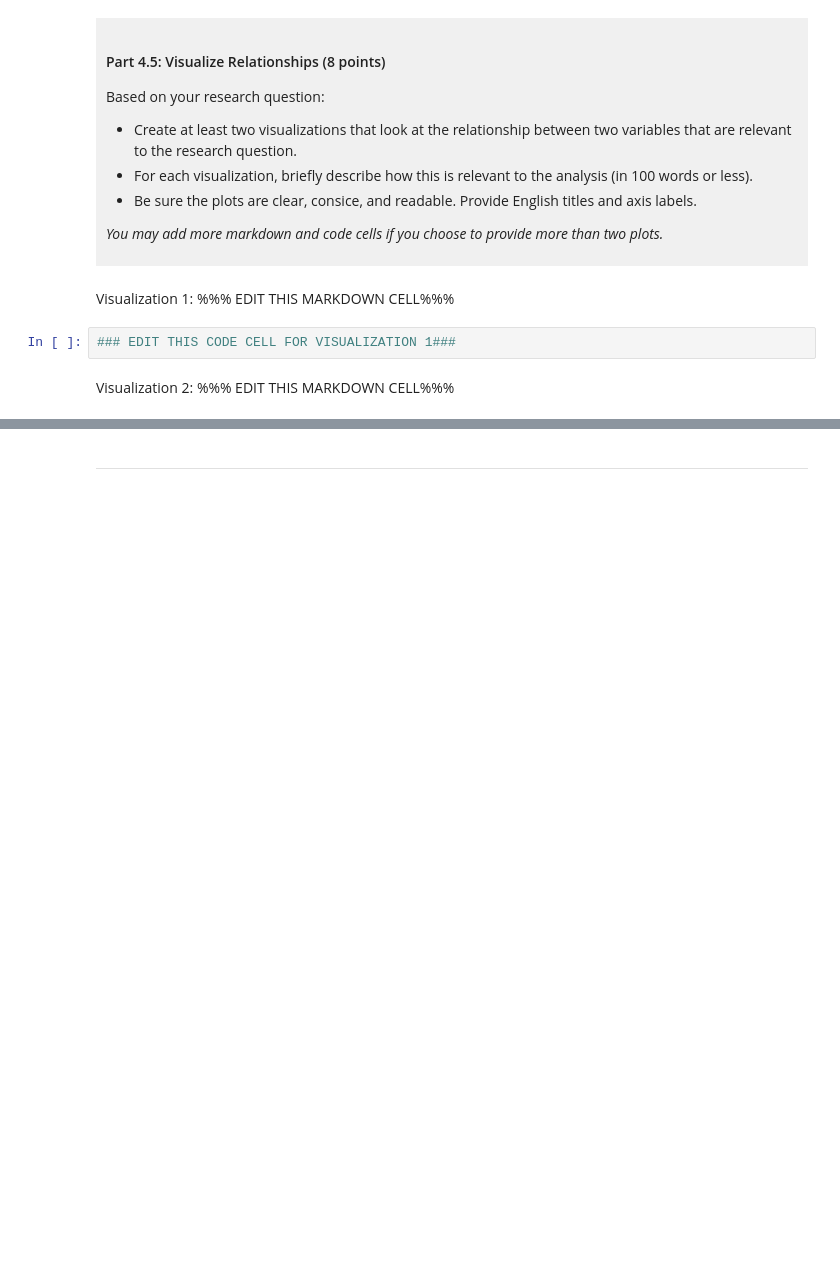
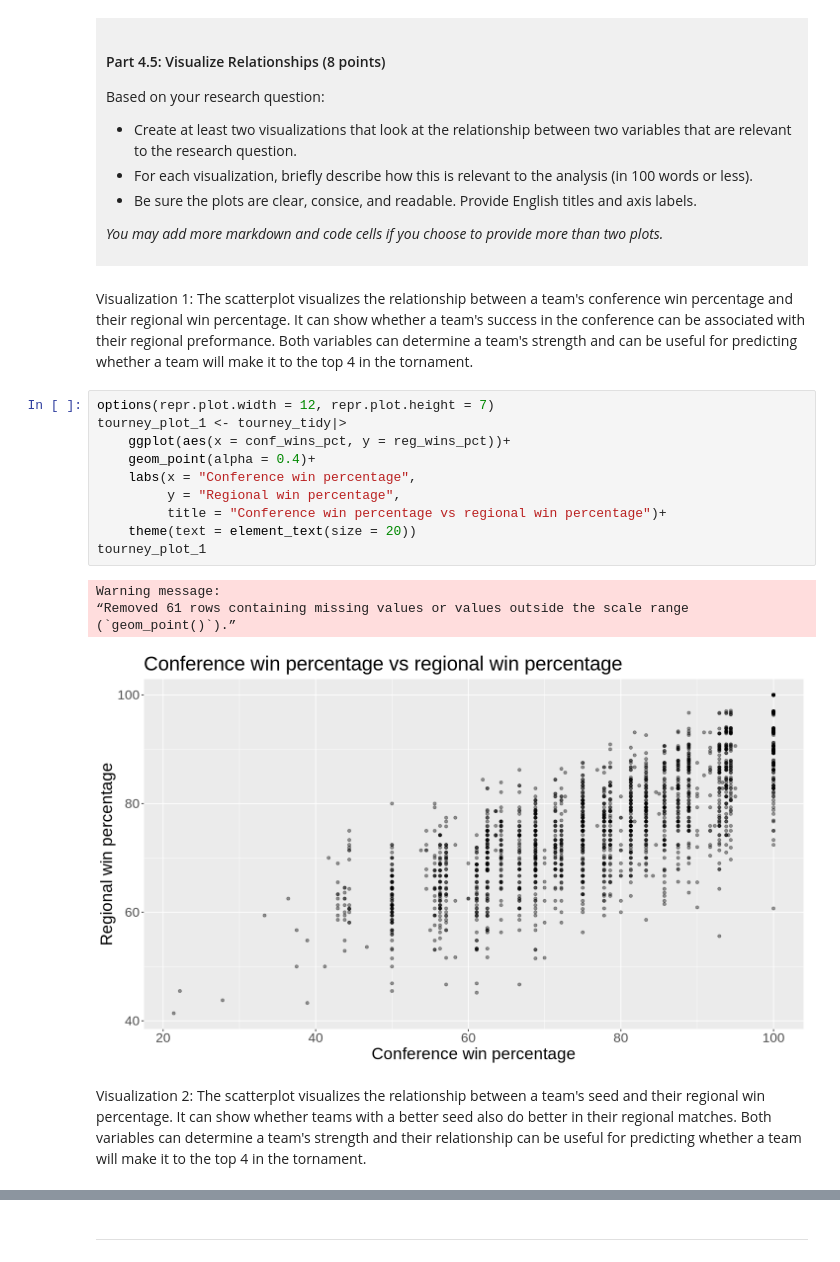
Before and after one commit to catsun3/dsci-100-project-catherine-sun, a Jupyter notebook: dsci-100-project-notebook.ipynb, the cells around one changed output, grey strips where cells are left out. Saved outputs shown, nothing was run; the diff lists cells and outputs as text; blank space fills up the shorter version.

```diff
--- a/dsci-100-project-notebook.ipynb
+++ b/dsci-100-project-notebook.ipynb
@@ -330,9 +380,22 @@ Based on your research question:
 *You may add more markdown and code cells if you choose to provide more than two plots.*
 </div>
 # %% [markdown]
-Visualization 1: %%% EDIT THIS MARKDOWN CELL%%%
+Visualization 1: The scatterplot visualizes the relationship between a team's conference win percentage and their regional win percentage. It can show whether a team's success in the conference can be associated with their regional preformance. Both variables can determine a team's strength and can be useful for predicting whether a team will make it to the top 4 in the tornament.
 # %%
-### EDIT THIS CODE CELL FOR VISUALIZATION 1###
+options(repr.plot.width = 12, repr.plot.height = 7)
+tourney_plot_1 <- tourney_tidy|>
+    ggplot(aes(x = conf_wins_pct, y = reg_wins_pct))+
+    geom_point(alpha = 0.4)+
+    labs(x = "Conference win percentage",
+         y = "Regional win percentage",
+         title = "Conference win percentage vs regional win percentage")+
+    theme(text = element_text(size = 20))
+tourney_plot_1
+# %% [output]
+Warning message:
+“Removed 61 rows containing missing values or values outside the scale range
+(`geom_point()`).”
+[figure, added]
 # %% [markdown]
-Visualization 2: %%% EDIT THIS MARKDOWN CELL%%%
+Visualization 2: The scatterplot visualizes the relationship between a team's seed and their regional win percentage. It can show whether teams with a better seed also do better in their regional matches. Both variables can determine a team's strength and their relationship can be useful for predicting whether a team will make it to the top 4 in the tornament.
 # %%
```
Also changed, not shown: parts of 9 cells of this notebook.
